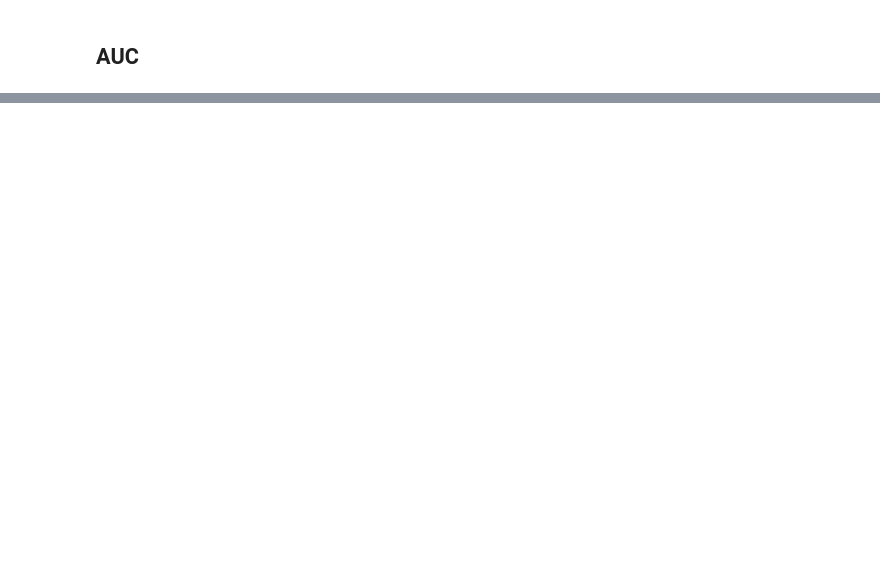
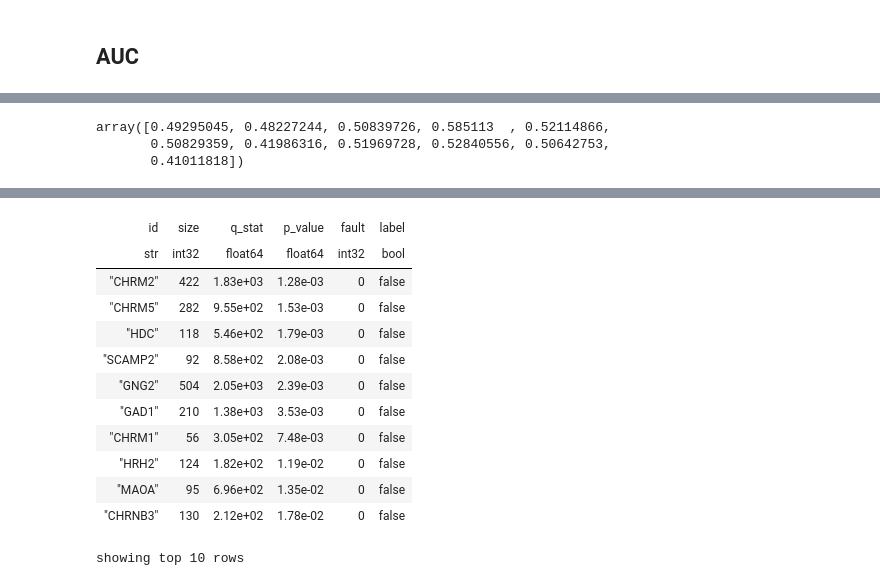
Before and after one commit to ippas/imdik-zekanowski-gts, a Jupyter notebook: GTS-variant-overepresentation-analysis.ipynb, the cells around one changed output, grey strips where cells are left out. Drawn from its saved outputs; the diff is of its cells as text; code cells hidden in the pictures; blank space fills up the shorter version.

```diff
--- a/GTS-variant-overepresentation-analysis.ipynb
+++ b/GTS-variant-overepresentation-analysis.ipynb
@@ -979,0 +854,2 @@ show(p4)
+# %%
+new_gene_lists = hl.import_table('/net/archive/groups/plggneuromol/GTS-analysis/analysis/gts_gene_lists/custom_lists_gts.csv')
@@ -979,0 +869,12 @@ show(p4)
+# %%
+tra = new_gene_lists['neurotranmitters'].collect()
+glut = new_gene_lists['glutamate'].collect()
+ser = new_gene_lists['serotonine'].collect()
+dop = new_gene_lists['dop_ach'].collect()
+gts = new_gene_lists['GTS_genes'].collect()
+syn = new_gene_lists['synaptic_genes'].collect()
+tryp = new_gene_lists['tryptofane'].collect()
+rec = new_gene_lists['receptors'].collect()
+ca = new_gene_lists['calcium'].collect()
+andr = new_gene_lists['androgenic_receptor'].collect()
+add = new_gene_lists['addictions'].collect()
@@ -979,0 +897,2 @@ show(p4)
+# %%
+s, qq, top, fp, tp, p, auc = full_model(dop)
@@ -979,0 +931,9 @@ show(p4)
+# %%
+list_aucs
+# %% [output]
+array([0.49295045, 0.48227244, 0.50839726, 0.585113  , 0.52114866,
+       0.50829359, 0.41986316, 0.51969728, 0.52840556, 0.50642753,
+       0.41011818])
+# %%
+s.order_by(s.p_value).show(10)
+# %% [output]
@@ -979,0 +941,13 @@ show(p4)
+| id | size | q_stat | p_value | fault | label |
+| str | int32 | float64 | float64 | int32 | bool |
+| "CHRM2" | 422 | 1.83e+03 | 1.28e-03 | 0 | false |
+| "CHRM5" | 282 | 9.55e+02 | 1.53e-03 | 0 | false |
+| "HDC" | 118 | 5.46e+02 | 1.79e-03 | 0 | false |
+| "SCAMP2" | 92 | 8.58e+02 | 2.08e-03 | 0 | false |
+| "GNG2" | 504 | 2.05e+03 | 2.39e-03 | 0 | false |
+| "GAD1" | 210 | 1.38e+03 | 3.53e-03 | 0 | false |
+| "CHRM1" | 56 | 3.05e+02 | 7.48e-03 | 0 | false |
+| "HRH2" | 124 | 1.82e+02 | 1.19e-02 | 0 | false |
+| "MAOA" | 95 | 6.96e+02 | 1.35e-02 | 0 | false |
+| "CHRNB3" | 130 | 2.12e+02 | 1.78e-02 | 0 | false |
+showing top 10 rows
```
Also changed, not shown: parts of 192 cells of this notebook, 1 other file.
